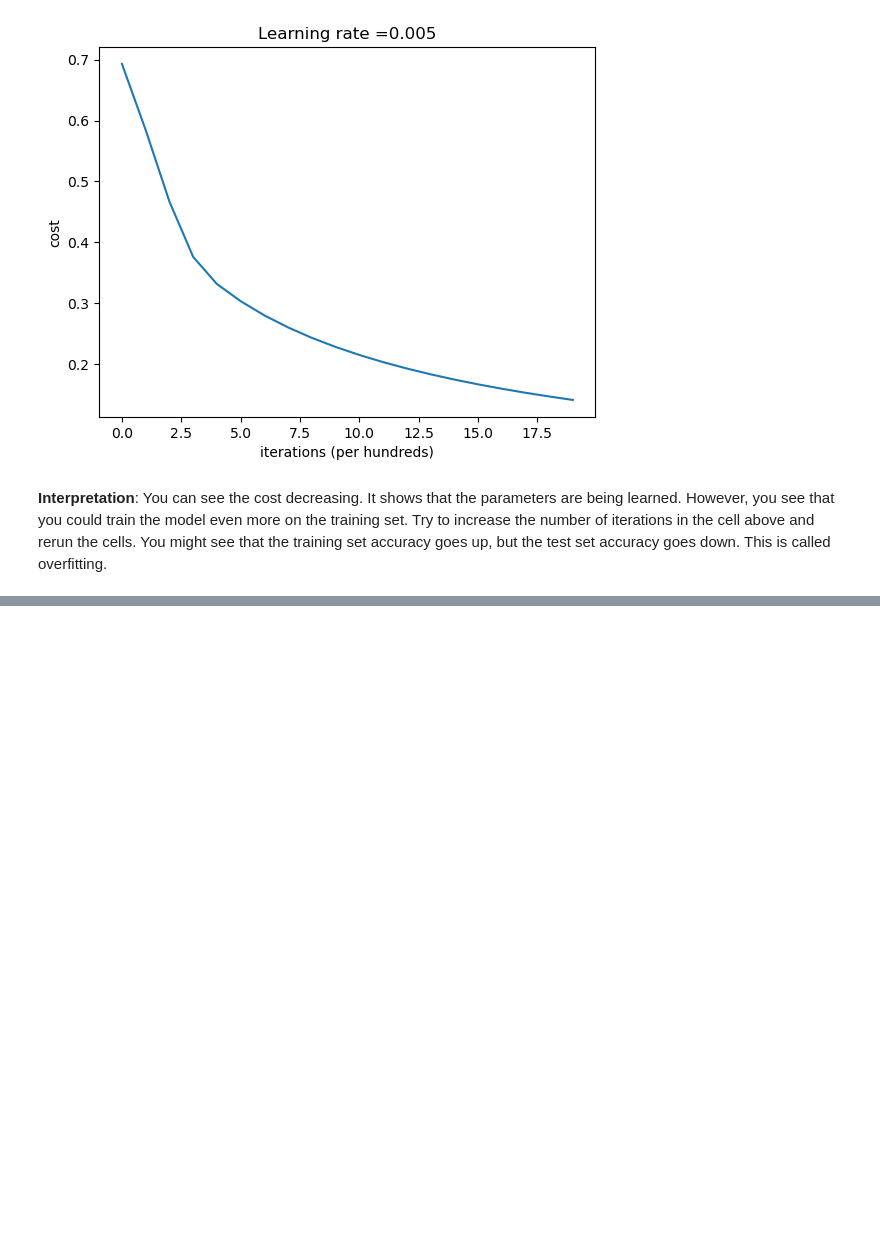
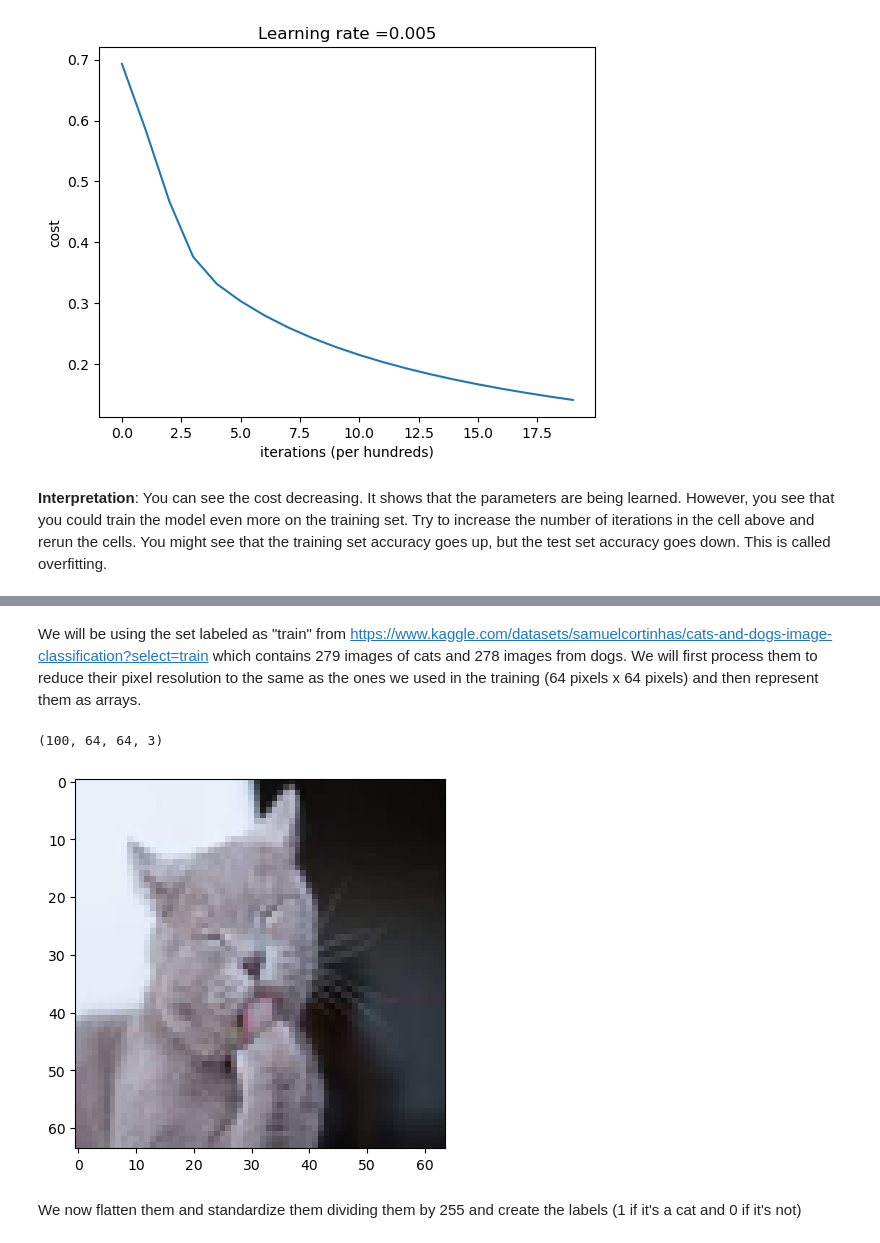
Before and after one commit to LosPadrinosMemens/Assignment2-LogisticRegression, a Jupyter notebook: A2_Logistic_Regression_with_a_Neural_Network.ipynb, the cells around one changed output, grey strips where cells are left out. Saved outputs shown, nothing was run; the diff lists cells and outputs as text; code cells hidden in the pictures; blank space fills up the shorter version.

```diff
--- a/A2_Logistic_Regression_with_a_Neural_Network.ipynb
+++ b/A2_Logistic_Regression_with_a_Neural_Network.ipynb
@@ -692,0 +707,32 @@ You can see the cost decreasing. It shows that the parameters are being learned.
+# %% [markdown]
+We will be using the set labeled as "train" from https://www.kaggle.com/datasets/samuelcortinhas/cats-and-dogs-image-classification?select=train which contains 279 images of cats and 278 images from dogs. We will first process them to reduce their pixel resolution to the same as the ones we used in the training (64 pixels x 64 pixels) and then represent them as arrays.
+# %%
+import os
+
+def process_images(directory, target_size=(64, 64), image_range=range(0,100)):
+    image_list = []
+
+    filenames = sorted(os.listdir(directory))[min(image_range):max(image_range)+1]
+
+    for filename in filenames:
+        if filename.endswith(".jpg"):
+            file_path = os.path.join(directory, filename)
+
+            img = Image.open(file_path)
+            img_resized = img.resize(target_size)
+            img_array = np.array(img_resized)
+
+            image_list.append(img_array)
+
+    return np.array(image_list)
+# %%
+cat_images = process_images("datasets/train/cats")
+dog_images = process_images("datasets/train/dogs")
+# %%
+plt.imshow(cat_images[1])
+cat_images.shape
+# %% [output]
+(100, 64, 64, 3)
+[figure, added]
+# %% [markdown]
+We now flatten them and standardize them dividing them by 255 and create the labels (1 if it's a cat and 0 if it's not)
```
Also changed, not shown: parts of 24 cells of this notebook.
